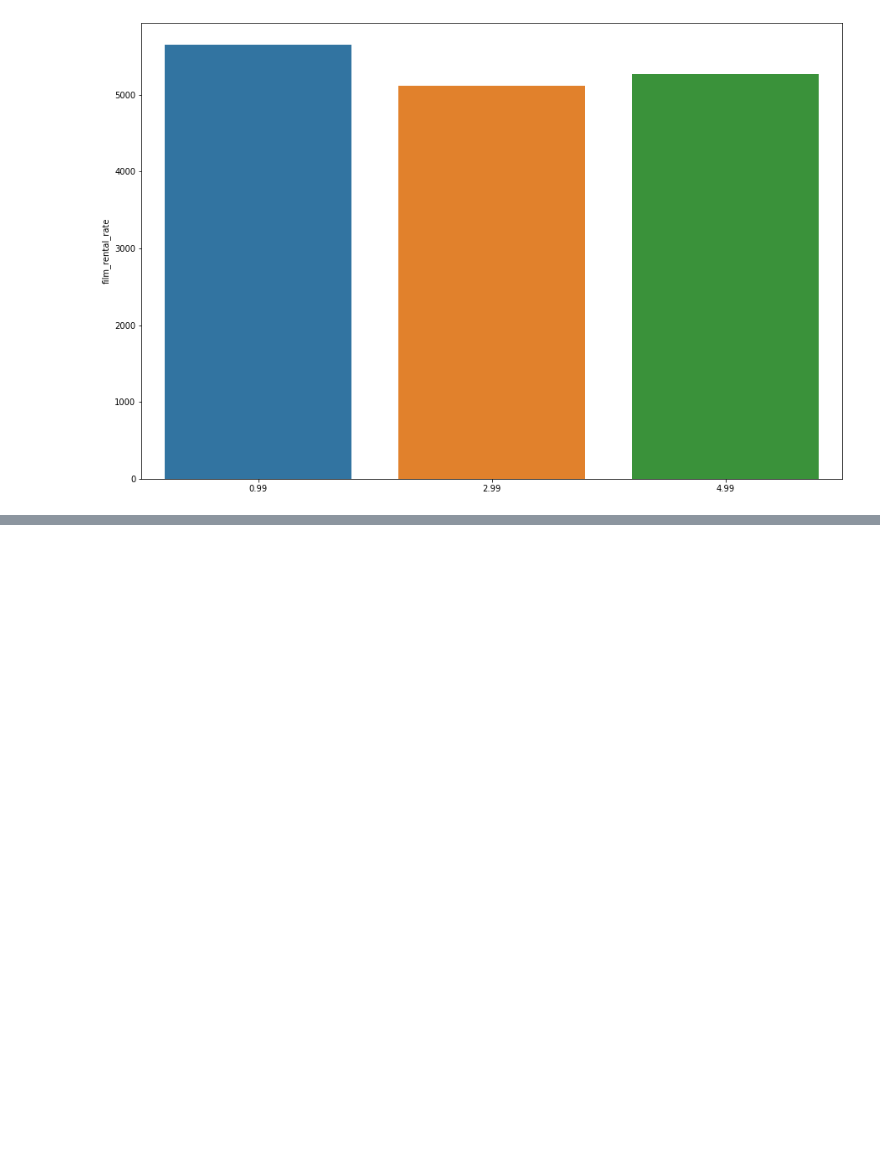
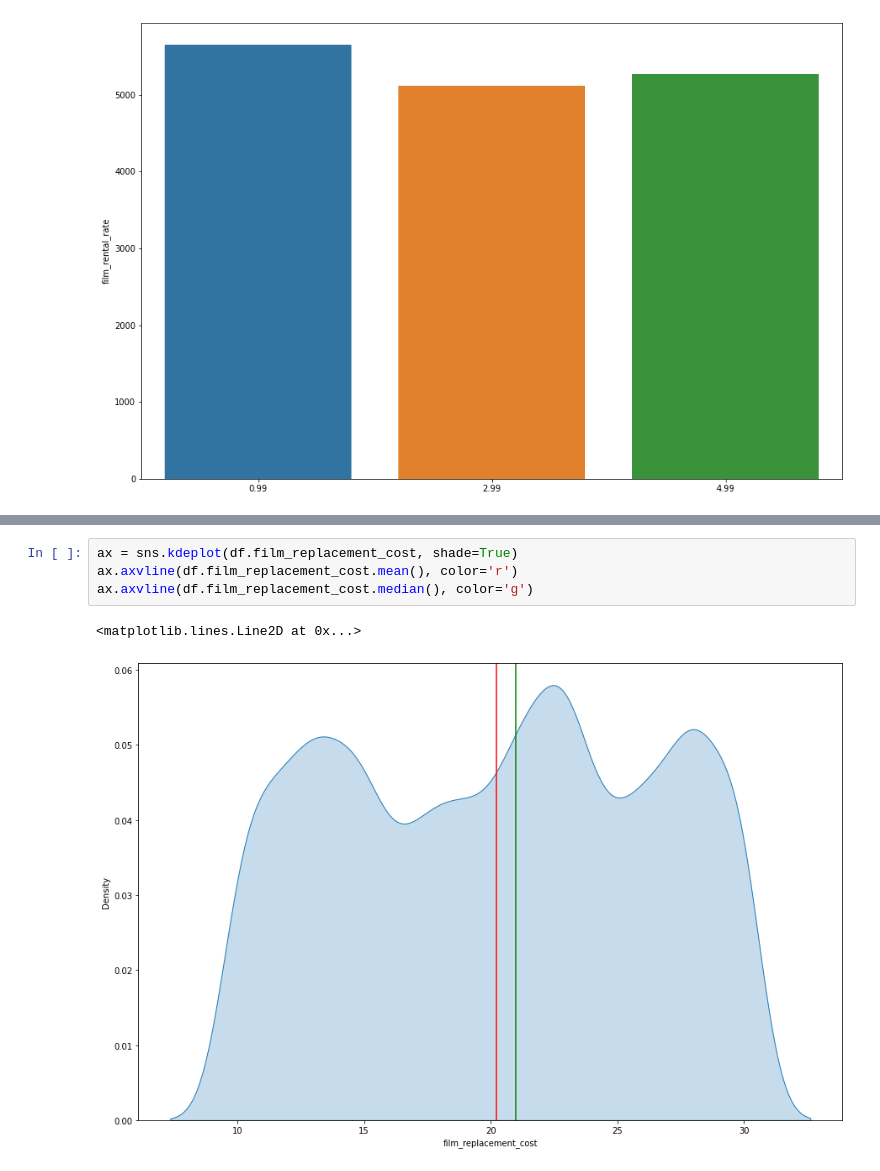
Before and after one commit to roblivesinottawa/sales_rental_analysis, a Jupyter notebook: notebooks/analysis4.ipynb, the cells around one changed output, grey strips where cells are left out. Drawn from its saved outputs; the diff is of its cells as text; blank space fills up the shorter version.

```diff
--- a/notebooks/analysis4.ipynb
+++ b/notebooks/analysis4.ipynb
@@ -159,0 +187,7 @@ sns.barplot(x=df.film_rental_rate.value_counts().index, y=df.film_rental_rate.va
+# %%
+ax = sns.kdeplot(df.film_replacement_cost, shade=True)
+ax.axvline(df.film_replacement_cost.mean(), color='r')
+ax.axvline(df.film_replacement_cost.median(), color='g')
+# %% [output]
+<matplotlib.lines.Line2D at 0x...>
+[figure, added]
```
Also changed, not shown: parts of 28 cells of this notebook.
